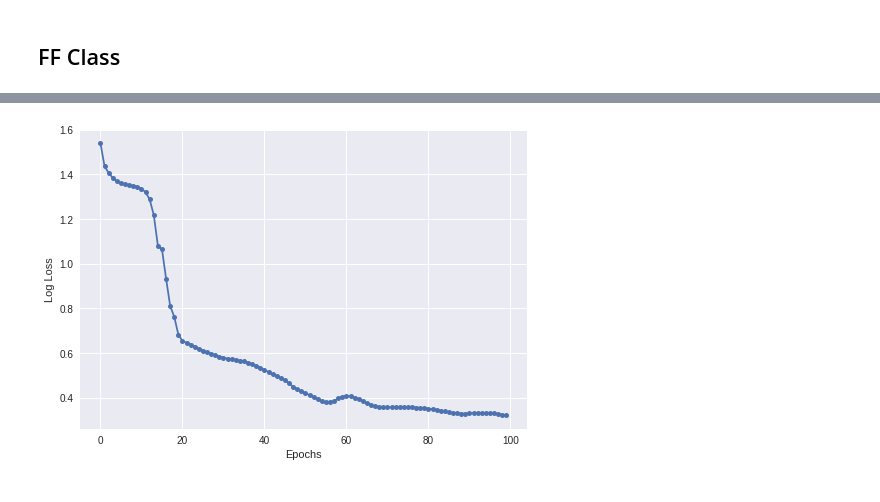
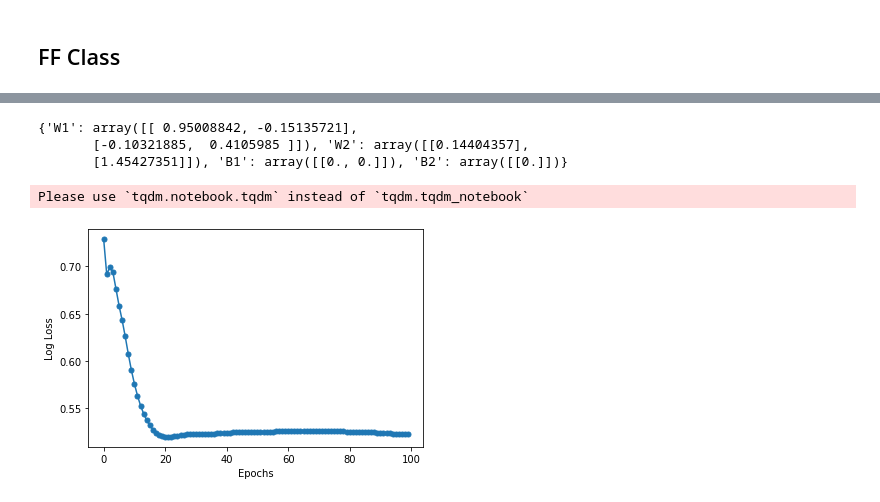
Before and after one commit to binodmathews93/GUVI-DeepLearning, a Jupyter notebook: VectorisedGDAlgorithms.ipynb, the cells around one changed output, grey strips where cells are left out. Cells and saved outputs as stored; diff of their text form; code cells hidden in the pictures.

Commit message:
Corrected inputs of all model fit functions and corrected number of layers

```diff
--- a/VectorisedGDAlgorithms.ipynb
+++ b/VectorisedGDAlgorithms.ipynb
@@ -99,7 +99,11 @@ class FFNetwork:
     self.params["W2"]=W2.copy()
     self.params["B1"]=np.zeros((1,2))
     self.params["B2"]=np.zeros((1,1))
-    self.num_layers=1
+
+    self.w1_h = []
+    self.w2_h = []
+
+    self.num_layers=2
     self.gradients={}
     self.update_params={}
     self.prev_update_params={}
@@ -309,6 +330,6 @@ Wall time: 408 ms
 # %%
 %%time
-model = FFNetwork(W1, W2)
-model.fit(X_train, y_OH_train, epochs=100, eta=1, algo="Momentum", gamma=0.99, display_loss=True)
+model = FFNetwork(Ws1, Ws2)
+model.fit(X_train, np.expand_dims(Y_train,1), epochs=100, eta=1, algo="Momentum", gamma=0.99, display_loss=True)
 print_accuracy()
 # %% [output]
@@ -321,6 +345,6 @@ Wall time: 464 ms
 # %%
 %%time
-model = FFNetwork(W1, W2)
-model.fit(X_train, y_OH_train, epochs=100, eta=1, algo="NAG", gamma=0.99, display_loss=True)
+model = FFNetwork(Ws1, Ws2)
+model.fit(X_train, np.expand_dims(Y_train,1), epochs=100, eta=1, algo="NAG", gamma=0.99, display_loss=True)
 print_accuracy()
 # %% [output]
@@ -328 +351,5 @@ print_accuracy()
+{'W1': array([[ 0.95008842, -0.15135721],
+       [-0.10321885,  0.4105985 ]]), 'W2': array([[0.14404357],
+       [1.45427351]]), 'B1': array([[0., 0.]]), 'B2': array([[0.]])}
+Please use `tqdm.notebook.tqdm` instead of `tqdm.tqdm_notebook`
-[figure, old version]
+[figure, new version]
```
Also changed, not shown: parts of 17 cells of this notebook.
